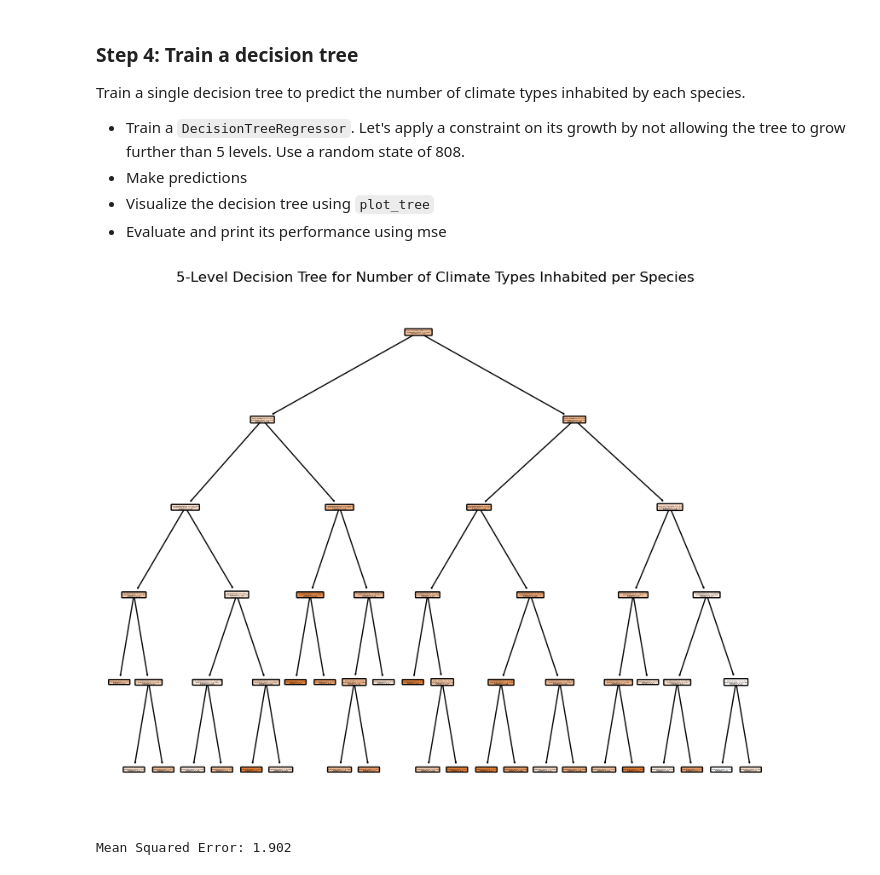
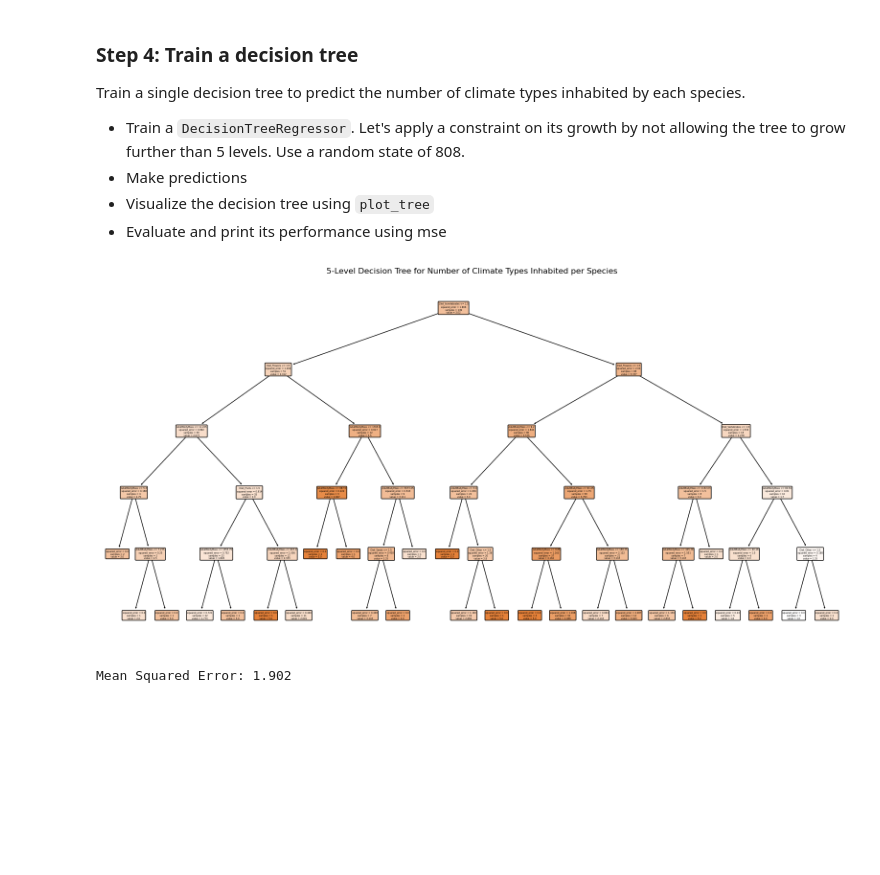
Before and after one commit to evajnewby/EDS232-labs, a Jupyter notebook: week6/lab6-mammal-traits.ipynb, the cells around one changed output. Saved outputs shown, nothing was run; the diff lists cells and outputs as text; code cells hidden in the pictures; blank space fills up the shorter version.

```diff
--- a/week6/lab6-mammal-traits.ipynb
+++ b/week6/lab6-mammal-traits.ipynb
@@ -143,24 +143,24 @@ Train a single decision tree to predict the number of climate types inhabited by
 # %%
 # Decision tree regressor
 reg_tree = DecisionTreeRegressor(random_state=808,
                                 max_depth=5)
 
 # Train model
 reg_tree.fit(X_train, y_train)
 
 # Make predictions
 y_pred = reg_tree.predict(X_test)
 
 # Make plot
-plt.figure(figsize=(10,8))
+plt.figure(figsize=(20,10))
 plot_tree(reg_tree,
          feature_names = X_train.columns,
          filled = True,
          rounded = True)
 plt.title("5-Level Decision Tree for Number of Climate Types Inhabited per Species")
 plt.show()
 # %% [output]
-[figure, old version]
+[figure, new version]
 # %%
 # evaluate mse
 mse = mean_squared_error(y_test, y_pred)
```
Also changed, not shown: parts of 5 cells of this notebook, 1 other file.
